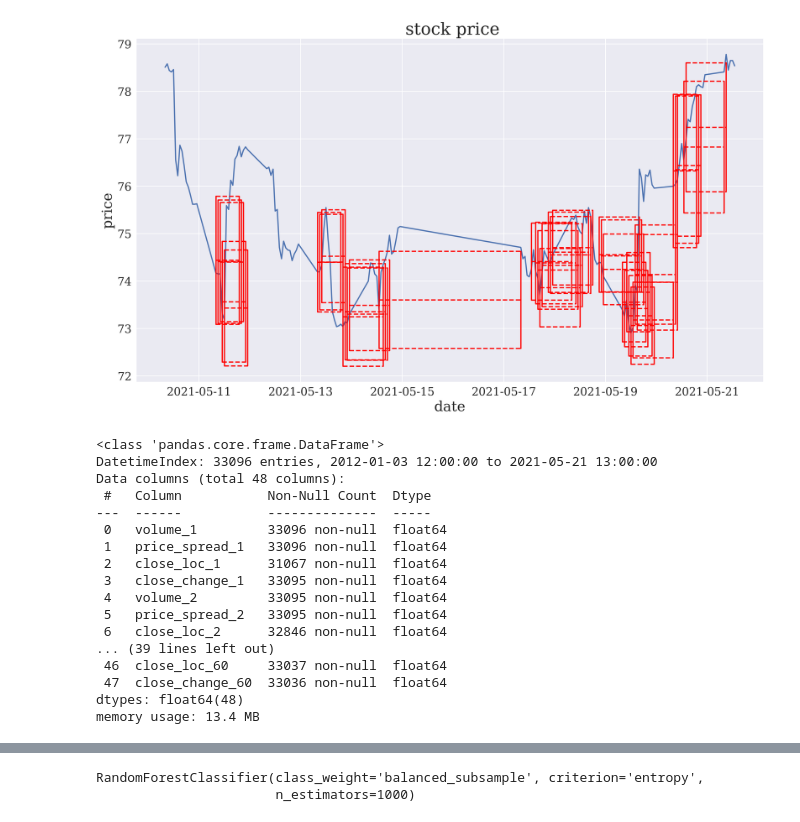
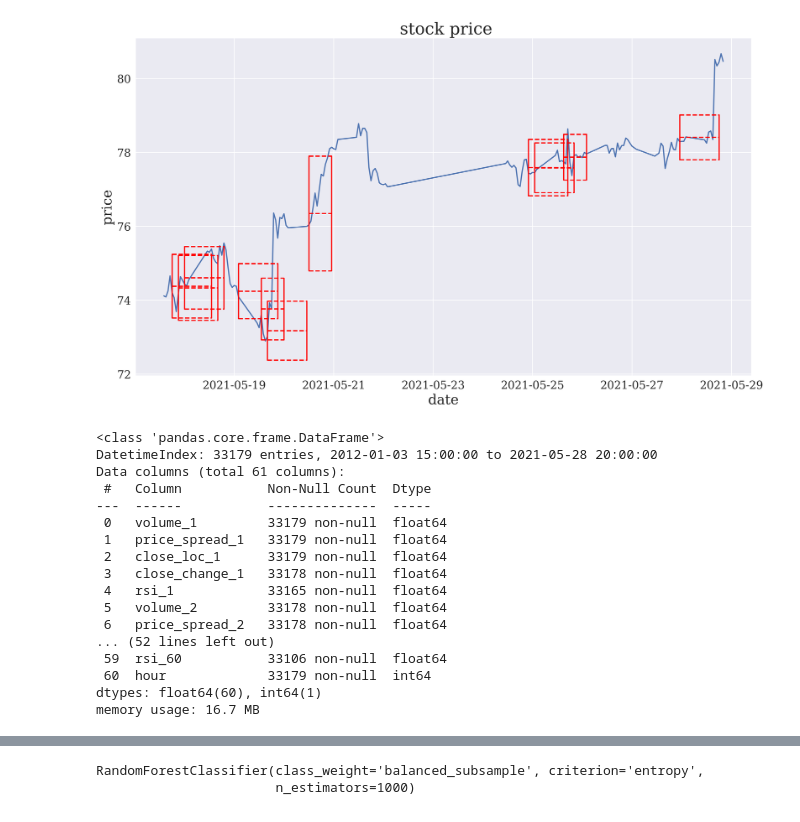
Before and after one commit to geporys/diploma, a Jupyter notebook: polygon.ipynb, the cells around one changed output, grey strips where cells are left out. Saved outputs shown, nothing was run; the diff lists cells and outputs as text; code cells hidden in the pictures.

```diff
--- a/polygon.ipynb
+++ b/polygon.ipynb
@@ -26,13 +27,14 @@ def get_data_by_hour(symbol):
     now_date = datetime.today().date().strftime("%Y-%m-%d")
     data_for_df = []
     while query:
-        print(from_date)
+        print(from_date, now_date)
         resp = client.stocks_equities_aggregates(symbol, 1, "hour", from_date, to_date, unadjusted=True, limit=50000)
         if 'results' in dir(resp):
             results = resp.results
             data_for_df = data_for_df + results[:-1]
             date = datetime.fromtimestamp((resp.results[-1]['t'])/1000.0)
             from_date = date.date().strftime("%Y-%m-%d")
+            print(from_date == now_date)
             if from_date == now_date:
                 query = False
         else:
@@ -43,6 +45,7 @@ def get_data_by_hour(symbol):
     handledData.columns = ['volume', 'vw', 'open', 'close', 'high', 'low', 'time', 'number']
     handledData.drop_duplicates(subset=['time'], inplace=True)
     handledData.index = pd.to_datetime(handledData['time'].values, unit='ms').to_pydatetime()
+    handledData.index = handledData.index + timedelta(hours = 3)
     handledData.drop('time', axis=1, inplace=True)
     handledData.dropna(inplace=True)
 
@@ -190,21 +264,21 @@ Name: out, dtype: int64
 # %%
 fig,ax = plt.subplots()
 ax.set(title=' stock price', xlabel='date', ylabel='price')
 ax.plot(barriers.price[-150:])
-for i in barriers.index[-155:]:
+for i in barriers.index[-155::3]:
     barrier = barriers.loc[i]
     start = i
     end = barrier.vert_barrier
     if not pd.isnull(end) and barrier.out == 1:
         upper_barrier = barrier.top_barrier
         lower_barrier = barrier.bottom_barrier
         ax.plot([start, end], [upper_barrier, upper_barrier], 'r--');
         ax.plot([start, end], [lower_barrier, lower_barrier], 'r--');
         ax.plot([start, end], [(lower_barrier + upper_barrier)*0.5, (lower_barrier + upper_barrier)*0.5], 'r--');
         ax.plot([start, start], [lower_barrier, upper_barrier], 'r-');
         ax.plot([end, end], [lower_barrier, upper_barrier], 'r-');
 # %% [output]
-[figure, old version]
+[figure, new version]
 # %%
 def create_HLCV(i):
     df = pd.DataFrame(index=data_stock.index)
@@ -231,34 +308,35 @@ def create_features(i):
     return features
 # %%
 def create_bunch_of_features():
-    days = [1,2,3,5,6,7,8,9,10,20,40,60]
+    periods = [1,2,3,5,6,7,8,9,10,20,40,60]
     bunch_of_features = pd.DataFrame(index=data_stock.index)
-    for day in days:
-        f = create_features(day)
+    for period in periods:
+        f = create_features(period)
         bunch_of_features = bunch_of_features.join(f)
 
+    bunch_of_features['hour'] = data_stock.index.hour
     return bunch_of_features
 
 bunch_of_features = create_bunch_of_features()
 bunch_of_features.info()
 # %% [output]
 <class 'pandas.core.frame.DataFrame'>
-DatetimeIndex: 33096 entries, 2012-01-03 12:00:00 to 2021-05-21 13:00:00
-Data columns (total 48 columns):
+DatetimeIndex: 33179 entries, 2012-01-03 15:00:00 to 2021-05-28 20:00:00
+Data columns (total 61 columns):
  #   Column           Non-Null Count  Dtype
 ---  ------           --------------  -----
- 0   volume_1         33096 non-null  float64
- 1   price_spread_1   33096 non-null  float64
- 2   close_loc_1      31067 non-null  float64
- 3   close_change_1   33095 non-null  float64
- 4   volume_2         33095 non-null  float64
- 5   price_spread_2   33095 non-null  float64
- 6   close_loc_2      32846 non-null  float64
-... (39 lines left out)
- 46  close_loc_60     33037 non-null  float64
- 47  close_change_60  33036 non-null  float64
-dtypes: float64(48)
-memory usage: 13.4 MB
+ 0   volume_1         33179 non-null  float64
+ 1   price_spread_1   33179 non-null  float64
+ 2   close_loc_1      33179 non-null  float64
+ 3   close_change_1   33178 non-null  float64
+ 4   rsi_1            33165 non-null  float64
+ 5   volume_2         33178 non-null  float64
+ 6   price_spread_2   33178 non-null  float64
+... (52 lines left out)
+ 59  rsi_60           33106 non-null  float64
+ 60  hour             33179 non-null  int64
+dtypes: float64(60), int64(1)
+memory usage: 16.7 MB
 # %%
 dropna_barriers = barriers.dropna()
 data = bunch_of_features[60:-13].assign(out=dropna_barriers[58:-2].out)
```
Also changed, not shown: parts of 28 cells of this notebook, 30 other files.
